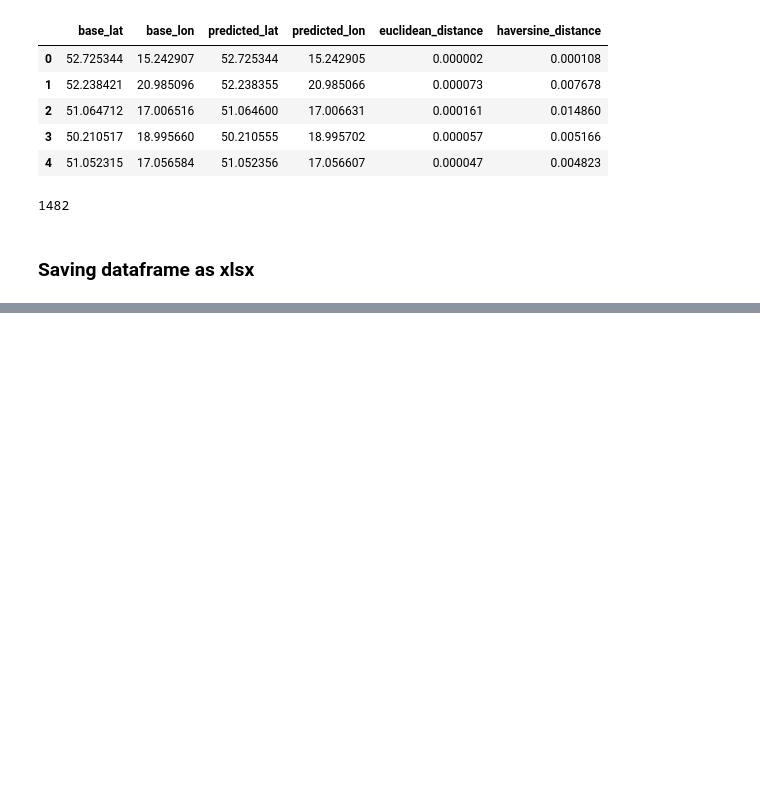
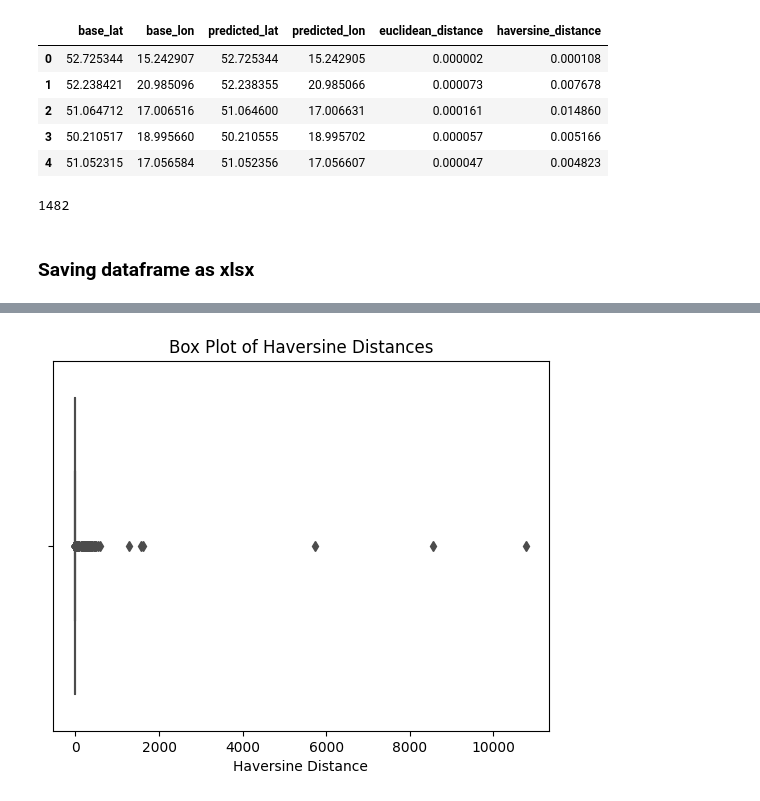
Before and after one commit to wiktorflorian/Tasks, a Jupyter notebook: NumLab/geo_localization.ipynb, the cells around one changed output, grey strips where cells are left out. Saved outputs shown, nothing was run; the diff lists cells and outputs as text; code cells hidden in the pictures; blank space fills up the shorter version.

```diff
--- a/NumLab/geo_localization.ipynb
+++ b/NumLab/geo_localization.ipynb
@@ -96,0 +108,8 @@ df.to_excel(save_path, index=False)
+# %%
+# Box plot of haverine distances
+sns.boxplot(x=df['haversine_distance'], color='red')
+plt.xlabel('Haversine Distance')
+plt.title('Box Plot of Haversine Distances')
+plt.show()
+# %% [output]
+[figure, added]
```
Also changed, not shown: parts of 2 cells of this notebook, 1 other file.
